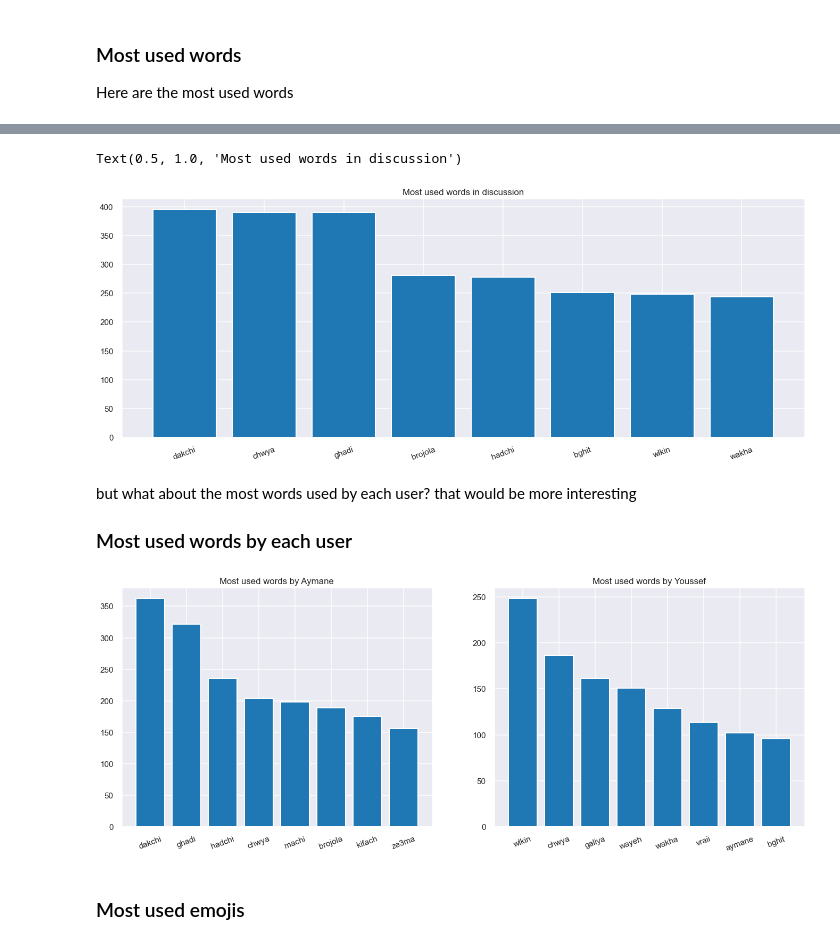
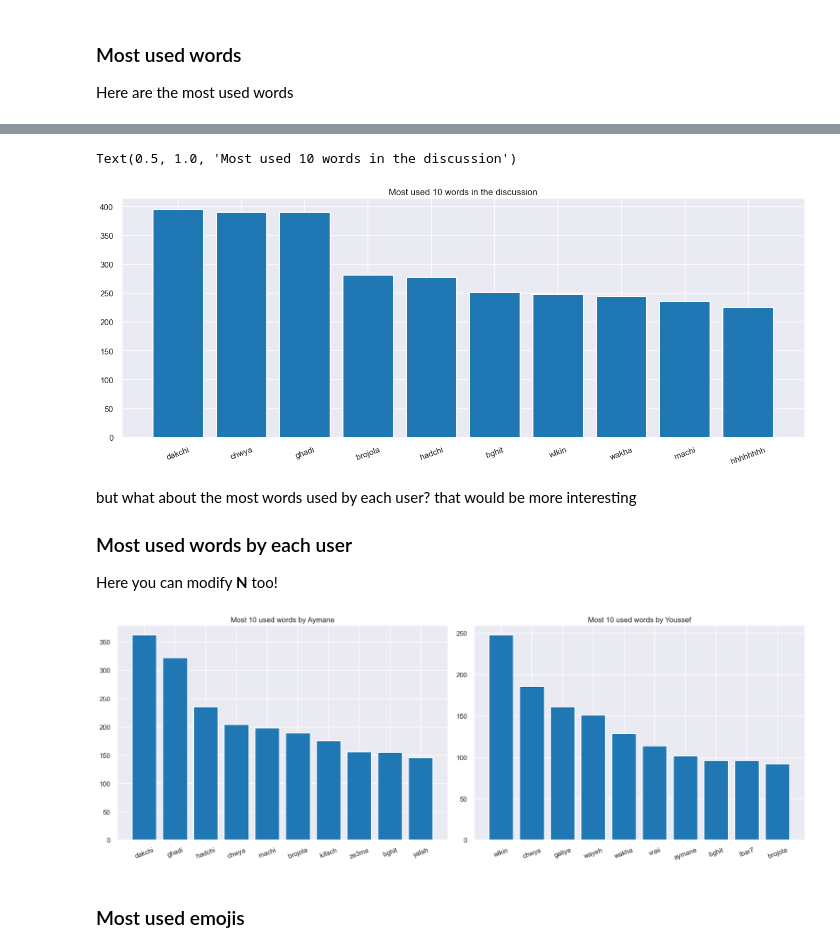
Before and after one commit to AymaneHrouch/Whatsapp-Analysis, a Jupyter notebook: Whatsapp discussion analysis.ipynb, the cells around one changed output, grey strips where cells are left out. Drawn from its saved outputs; the diff is of its cells as text; code cells hidden in the pictures.

```diff
--- a/Whatsapp discussion analysis.ipynb
+++ b/Whatsapp discussion analysis.ipynb
@@ -209,0 +234,15 @@ for user in words_per_user:
+# %%
+print("Number of words before:", len(words))
+for idx, word in enumerate(words):
+    if(word in stop_words):
+        words[idx] = ''
+words = list(filter(lambda x:False if len(x) < 5 else True, words))
+print("Number of words after:", len(words))
+
+for user in words_per_user:
+    print("Number of words sent by {} before:".format(user), len(words_per_user[user]))
+    for idx, word in enumerate(words_per_user[user]):
+        if(word in stop_words):
+            words_per_user[user][idx] = ''
+    words_per_user[user] = list(filter(lambda x:False if len(x) < 5 else True, words_per_user[user]))
+    print("Number of words sent by {} after:".format(user), len(words_per_user[user]))
@@ -416,0 +452,2 @@ Absolutely not eye pleasing, what about a bar plot?
+# %%
+words_counted = Counter(words)
@@ -416,0 +460,9 @@ Absolutely not eye pleasing, what about a bar plot?
+# %%
+N = 10
+words_to_remove = []
+for k in list(words_counted):
+    if k in words_to_remove:
+        words_counted.pop(k)
+
+most_common = words_counted.most_common(N)
+[x[0] for x in most_common]
@@ -420,31 +483,39 @@ score = list(zip(*most_common))[1]
 
 plt.bar(common_words, score, align='center')
 plt.xticks(rotation=20)
-plt.title("Most used words in discussion")
+plt.title(f"Most used {N} words in the discussion")
 # %% [output]
-Text(0.5, 1.0, 'Most used words in discussion')
+Text(0.5, 1.0, 'Most used 10 words in the discussion')
-[figure, old version]
+[figure, new version]
 # %% [markdown]
 but what about the most words used by each user? that would be more interesting
 
 ### Most used words by each user
+
+Here you can modify **N** too!
+# %%
+N = 10
 # %%
 i = 1
 ncols = 2
 nrows = len(words_per_user) // ncols + (len(words_per_user) % ncols > 0)
 for user in words_per_user:
-    most_common = Counter(words_per_user[user]).most_common(8)
+    words_counted = Counter(words_per_user[user])
+    for k in list(words_counted):
+        if k in words_to_remove:
+            words_counted.pop(k)
+    most_common = words_counted.most_common(N)
     common_words = list(zip(*most_common))[0]
     score = list(zip(*most_common))[1]
 
     plt.subplot(nrows,ncols,i)
     plt.bar(common_words, score, align='center')
-    plt.title("Most used words by {}".format(user))
+    plt.title("Most {} used words by {}".format(N, user))
     plt.xticks(rotation=20)
     plt.tight_layout()
     i += 1
 # %% [output]
-[figure, old version]
+[figure, new version]
 # %% [markdown]
 ### Most used emojis
 # %%
```
Also changed, not shown: parts of 23 cells of this notebook.
